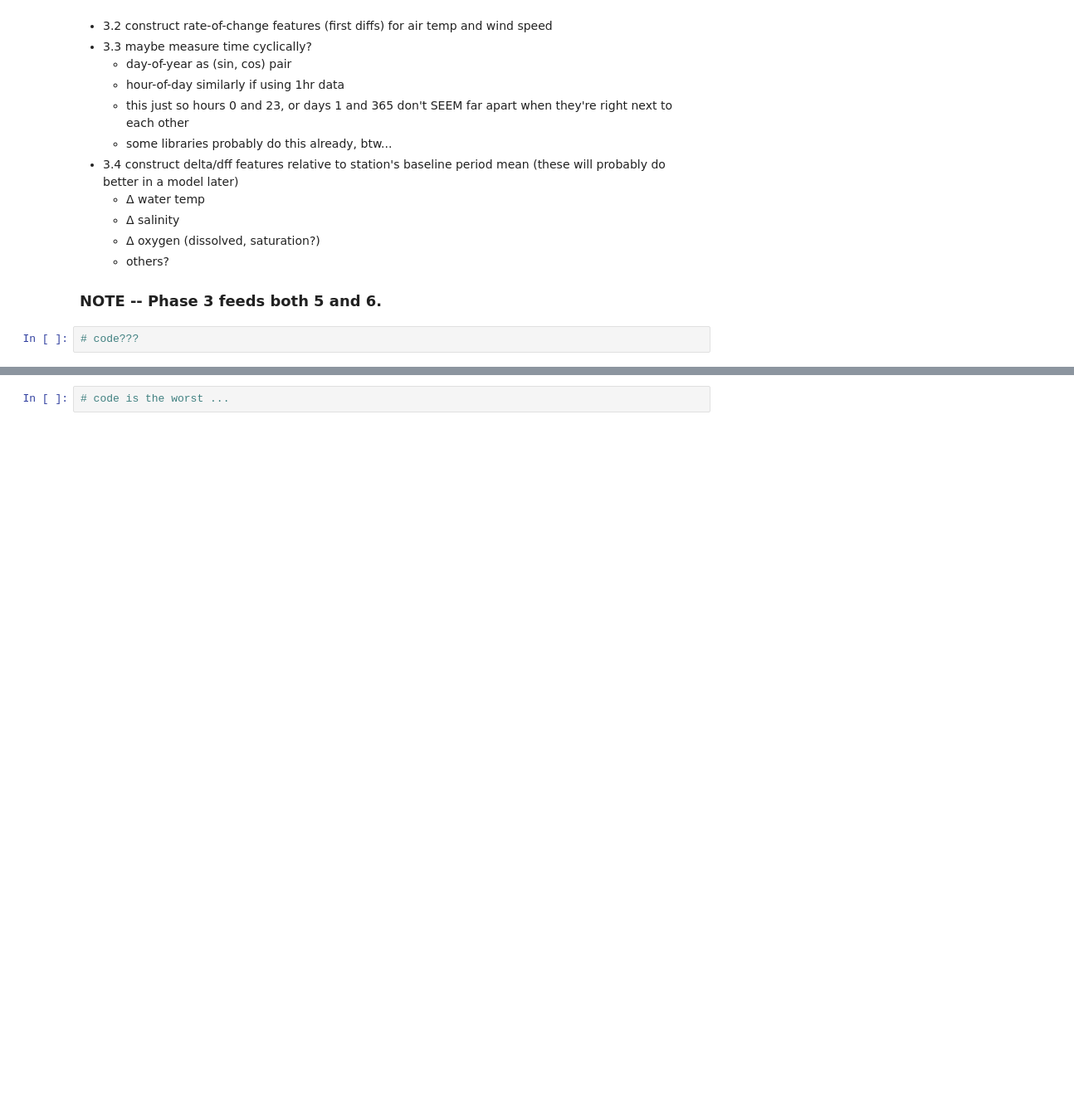
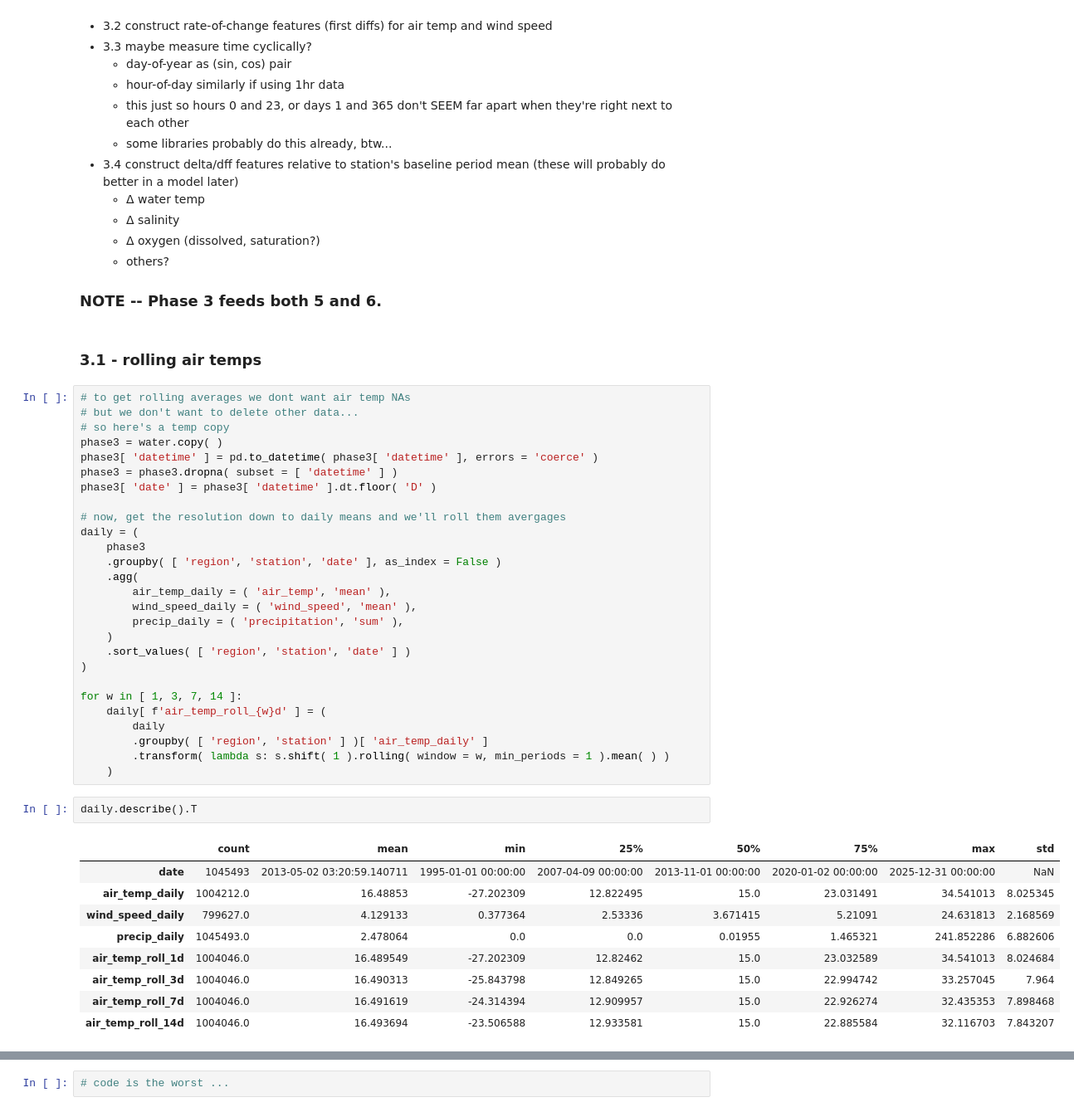
Before and after one commit to jeturcotte/estuaries, a Jupyter notebook: code/t4d.full.project.ipynb, the cells around one changed output, grey strips where cells are left out. Shown at 83% size. Saved outputs shown, nothing was run; the diff lists cells and outputs as text; blank space fills up the shorter version.

Commit message:
most of the way through phase 3

```diff
--- a/code/t4d.full.project.ipynb
+++ b/code/t4d.full.project.ipynb
@@ -1626,5 +1635,44 @@ Goal: build the lagged, accumulated features your models will actually use
   - others?
 
 ### NOTE -- Phase 3 feeds both 5 and 6.
+# %% [markdown]
+### 3.1 - rolling air temps
 # %%
-# code???
+# to get rolling averages we dont want air temp NAs
+# but we don't want to delete other data...
+# so here's a temp copy
+phase3 = water.copy( )
+phase3[ 'datetime' ] = pd.to_datetime( phase3[ 'datetime' ], errors = 'coerce' )
+phase3 = phase3.dropna( subset = [ 'datetime' ] )
+phase3[ 'date' ] = phase3[ 'datetime' ].dt.floor( 'D' )
+
+# now, get the resolution down to daily means and we'll roll them avergages
+daily = (
+    phase3
+    .groupby( [ 'region', 'station', 'date' ], as_index = False )
+    .agg(
+        air_temp_daily = ( 'air_temp', 'mean' ),
+        wind_speed_daily = ( 'wind_speed', 'mean' ),
+        precip_daily = ( 'precipitation', 'sum' ),
+    )
+    .sort_values( [ 'region', 'station', 'date' ] )
+)
+
+for w in [ 1, 3, 7, 14 ]:
+    daily[ f'air_temp_roll_{w}d' ] = (
+        daily
+        .groupby( [ 'region', 'station' ] )[ 'air_temp_daily' ]
+        .transform( lambda s: s.shift( 1 ).rolling( window = w, min_periods = 1 ).mean( ) )
+    )
+# %%
+daily.describe().T
+# %% [output]
+|  | count | mean | min | 25% | 50% | 75% | max | std |
+| date | 1045493 | 2013-05-02 03:20:59.140711 | 1995-01-01 00:00:00 | 2007-04-09 00:00:00 | 2013-11-01 00:00:00 | 2020-01-02 00:00:00 | 2025-12-31 00:00:00 | NaN |
+| air_temp_daily | 1004212.0 | 16.48853 | -27.202309 | 12.822495 | 15.0 | 23.031491 | 34.541013 | 8.025345 |
+| wind_speed_daily | 799627.0 | 4.129133 | 0.377364 | 2.53336 | 3.671415 | 5.21091 | 24.631813 | 2.168569 |
+| precip_daily | 1045493.0 | 2.478064 | 0.0 | 0.0 | 0.01955 | 1.465321 | 241.852286 | 6.882606 |
+| air_temp_roll_1d | 1004046.0 | 16.489549 | -27.202309 | 12.82462 | 15.0 | 23.032589 | 34.541013 | 8.024684 |
+| air_temp_roll_3d | 1004046.0 | 16.490313 | -25.843798 | 12.849265 | 15.0 | 22.994742 | 33.257045 | 7.964 |
+| air_temp_roll_7d | 1004046.0 | 16.491619 | -24.314394 | 12.909957 | 15.0 | 22.926274 | 32.435353 | 7.898468 |
+| air_temp_roll_14d | 1004046.0 | 16.493694 | -23.506588 | 12.933581 | 15.0 | 22.885584 | 32.116703 | 7.843207 |
```
Also changed, not shown: parts of 5 cells of this notebook.
